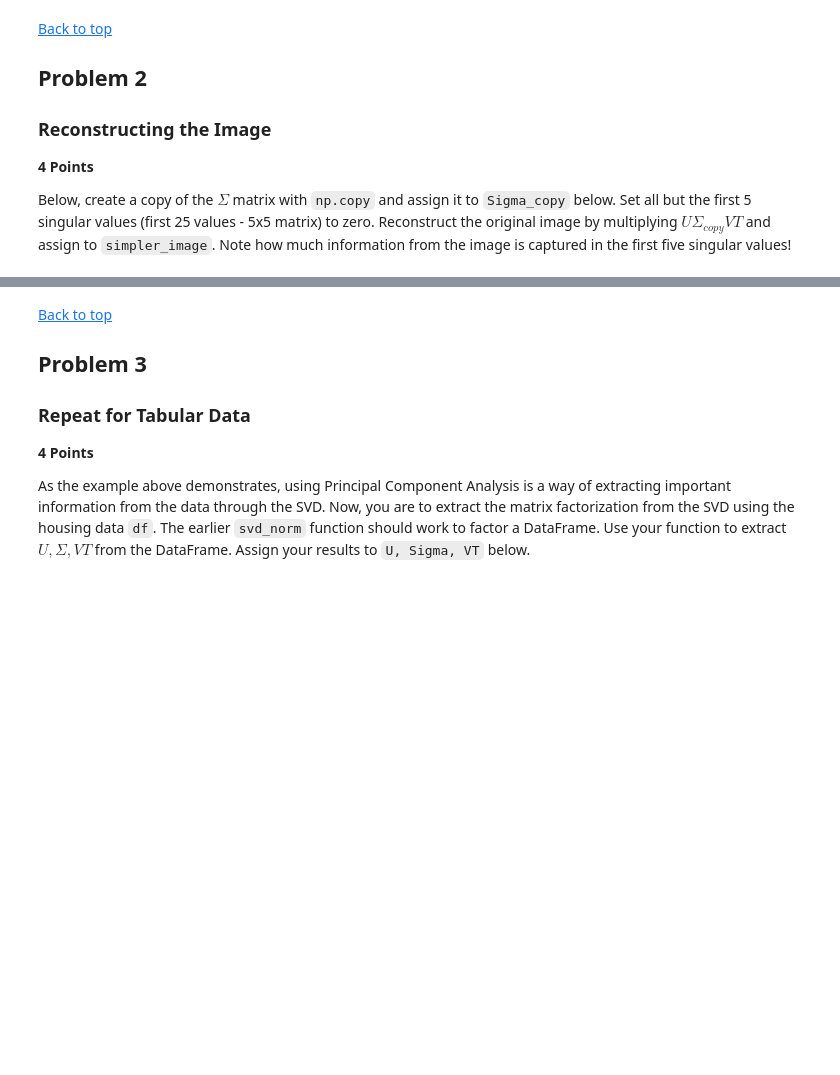
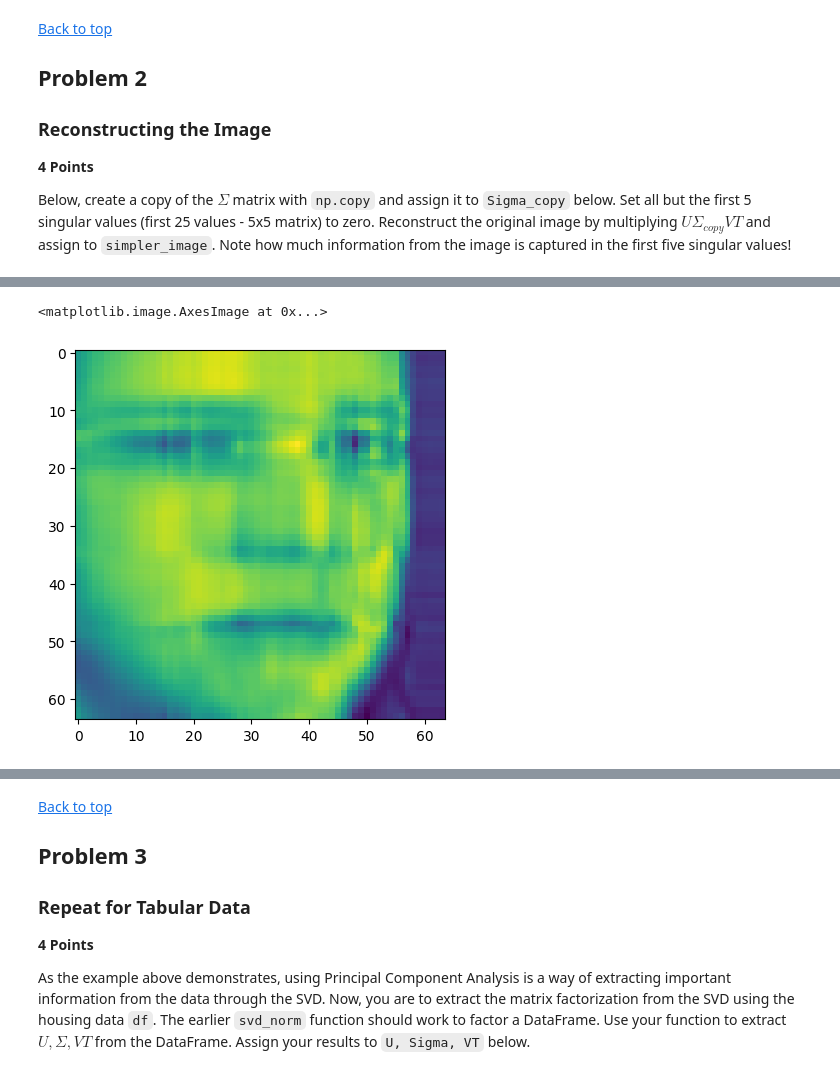
Before and after one commit to SenorMega/AI_ML-Jupyter-Notebooks, a Jupyter notebook: Module 6/coding_activity_6.2.ipynb, the cells around one changed output, grey strips where cells are left out. Cells and saved outputs as stored; diff of their text form; code cells hidden in the pictures; blank space fills up the shorter version.

```diff
--- a/Module 6/coding_activity_6.2.ipynb
+++ b/Module 6/coding_activity_6.2.ipynb
@@ -155,0 +156,8 @@ plt.title('Image Reconstructed from first 5 Singular Values');
+# %%
+Sigma_copy6 = np.copy(Sigma)
+Sigma_copy6[6:, 6:] = 0
+simpler_image = U@Sigma_copy6@VT
+plt.imshow(simpler_image)
+# %% [output]
+<matplotlib.image.AxesImage at 0x...>
+[figure, added]
```
Also changed, not shown: parts of 8 cells of this notebook, 2 other files.
